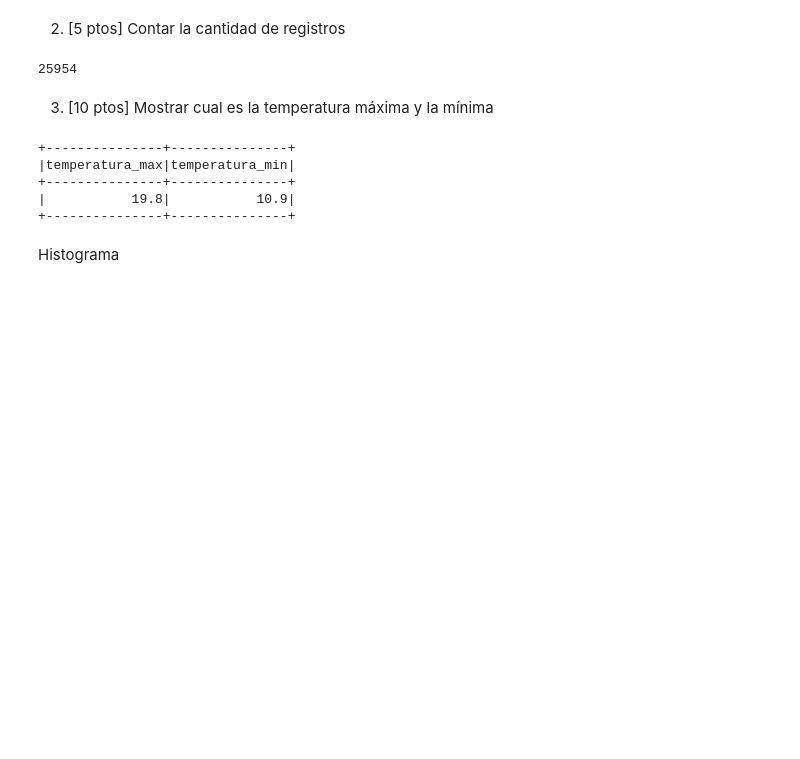
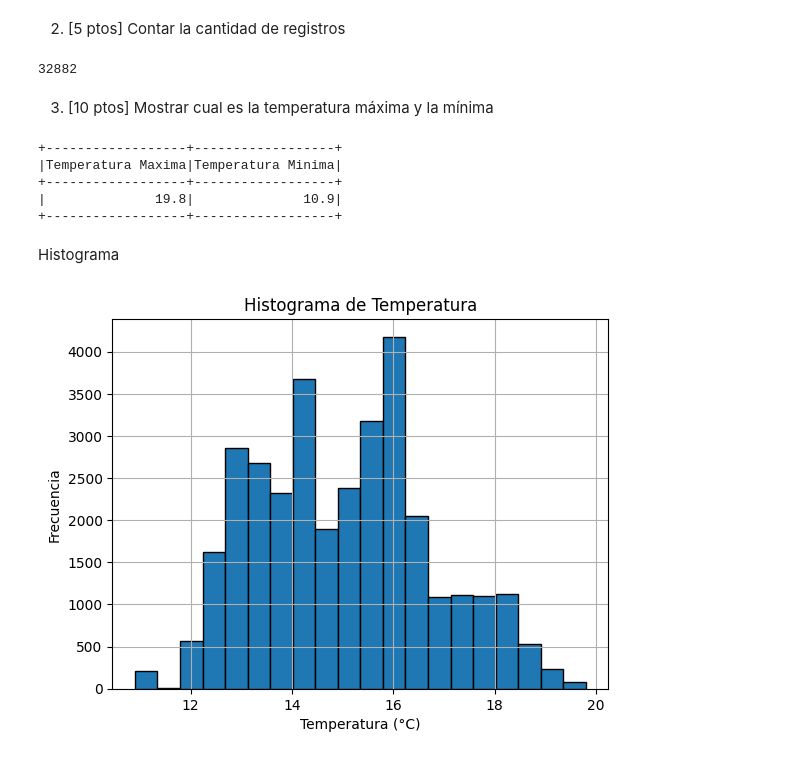
Before and after one commit to japerezsaavedra/magisterunab_taller1_grupo3, a Jupyter notebook: Grupo_3_Magister_UNAB_Taller_Mongo_MySQL.ipynb, the cells around one changed output. Saved outputs shown, nothing was run; the diff lists cells and outputs as text; code cells hidden in the pictures; blank space fills up the shorter version.

```diff
--- a/Grupo_3_Magister_UNAB_Taller_Mongo_MySQL.ipynb
+++ b/Grupo_3_Magister_UNAB_Taller_Mongo_MySQL.ipynb
@@ -224,7 +224,8 @@ schema = StructType([
     StructField("fecha", StringType(), True)
 ])
 # %%
-Sensor2 = spark.createDataFrame(data_processed, schema)
+df = spark.createDataFrame(data_processed, schema)
+Sensor2 = df
 Sensor2.show()
 # %% [output]
 +-----+-----------+-------+-------------------+
@@ -249,40 +250,35 @@ only showing top 20 rows
 # %%
 Sensor2.count()
 # %% [output]
-25954
+32882
 # %% [markdown]
 3. [10 ptos] Mostrar cual es la temperatura máxima y la mínima
 # %%
-(Sensor2
-  .agg(
-      max("temperatura").alias("temperatura_max"),
-      min("temperatura").alias("temperatura_min")
-        ).show()
-)
+from pyspark.sql.functions import max, min
+
+Sensor2.select(
+    max("temperatura").alias("Temperatura Maxima"),
+    min("temperatura").alias("Temperatura Minima")
+).show()
 # %% [output]
-+---------------+---------------+
-|temperatura_max|temperatura_min|
-+---------------+---------------+
-|           19.8|           10.9|
-+---------------+---------------+
++------------------+------------------+
+|Temperatura Maxima|Temperatura Minima|
++------------------+------------------+
+|              19.8|              10.9|
++------------------+------------------+
 # %% [markdown]
 Histograma
 # %%
 import matplotlib.pyplot as plt
 
-plt = df.toPandas()
+pdf = df.toPandas()
+
 # Crear el histograma
 plt.hist(pdf['temperatura'], bins=20, edgecolor='black')
 plt.title('Histograma de Temperatura')
 plt.xlabel('Temperatura (°C)')
 plt.ylabel('Frecuencia')
 plt.grid(True)
 plt.show()
-
-
-plt.hist(pdf['humedad'], bins=20, edgecolor='black')
-plt.title('Histograma de Humedad')
-plt.xlabel('Humedad (%)')
-plt.ylabel('Frecuencia')
-plt.grid(True)
-plt.show()
+# %% [output]
+[figure, added]
```
Also changed, not shown: parts of 3 cells of this notebook.
